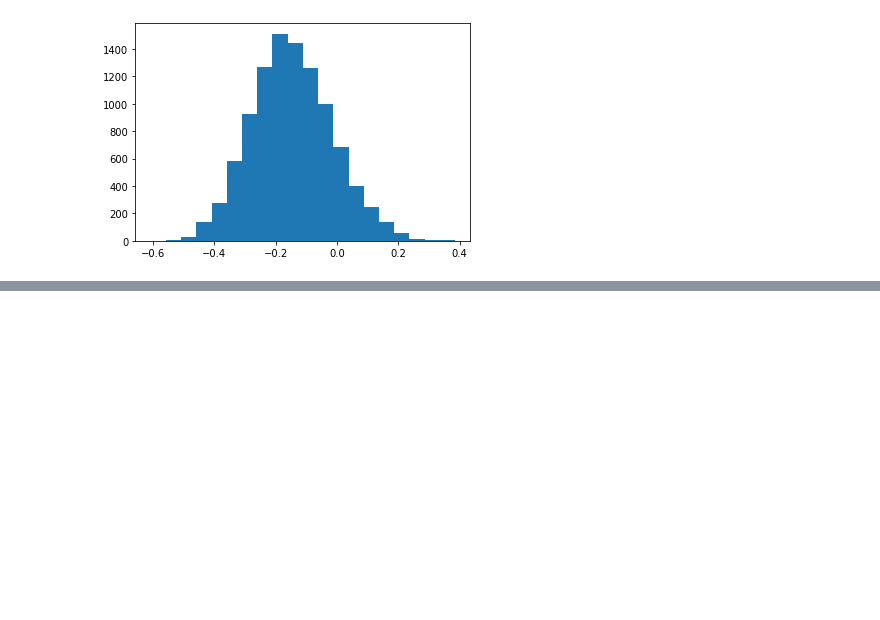
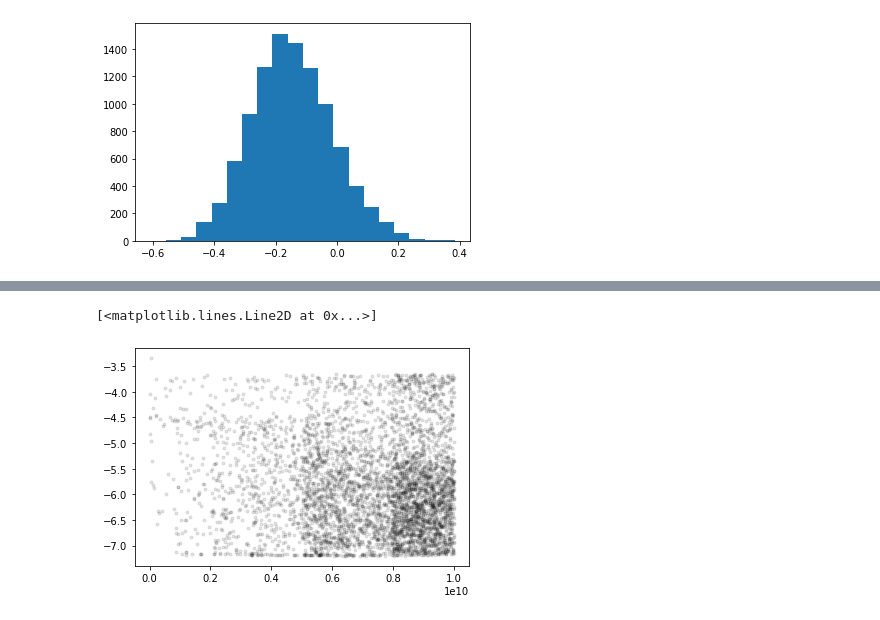
Before and after one commit to jgizis/solarneighborhood, a Jupyter notebook: SN1.ipynb, the cells around one changed output, grey strips where cells are left out. Drawn from its saved outputs; the diff is of its cells as text; code cells hidden in the pictures; blank space fills up the shorter version.

```diff
--- a/SN1.ipynb
+++ b/SN1.ipynb
@@ -312,0 +328,10 @@ np.average(sn_feh)
+# %%
+p1kpc_teff_hybrid=Hybrid_interp_Teff(p1kpc_masses,p1kpc_ages/1e9)
+p1kpc_lum_hybrid=Hybrid_interp_Lum(p1kpc_masses,p1kpc_ages/1e9)
+m1kpc_teff_hybrid=Hybrid_interp_Teff(m1kpc_masses,m1kpc_ages/1e9)
+m1kpc_lum_hybrid=Hybrid_interp_Lum(m1kpc_masses,m1kpc_ages/1e9)
+# %%
+plt.plot(m1kpc_ages,m1kpc_lum_hybrid,'k.',alpha=0.1)
+# %% [output]
+[<matplotlib.lines.Line2D at 0x...>]
+[figure, added]
```
Also changed, not shown: parts of 7 cells of this notebook, 1 other file.
